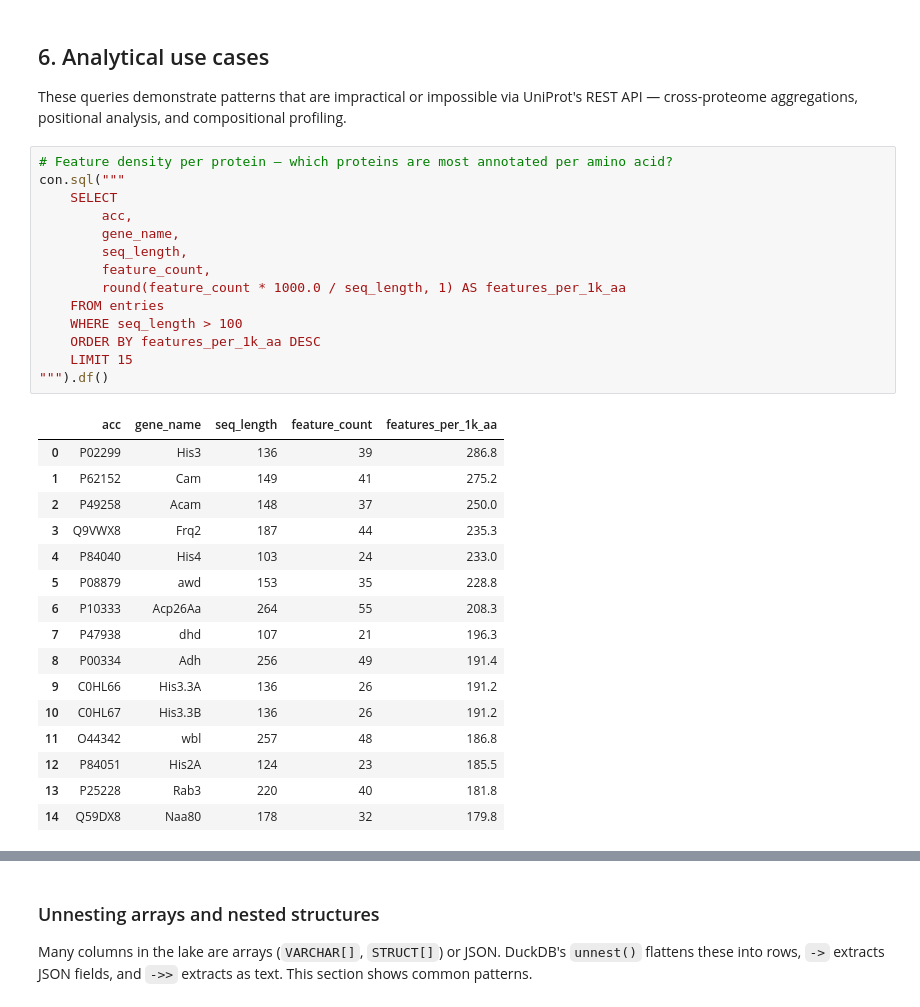
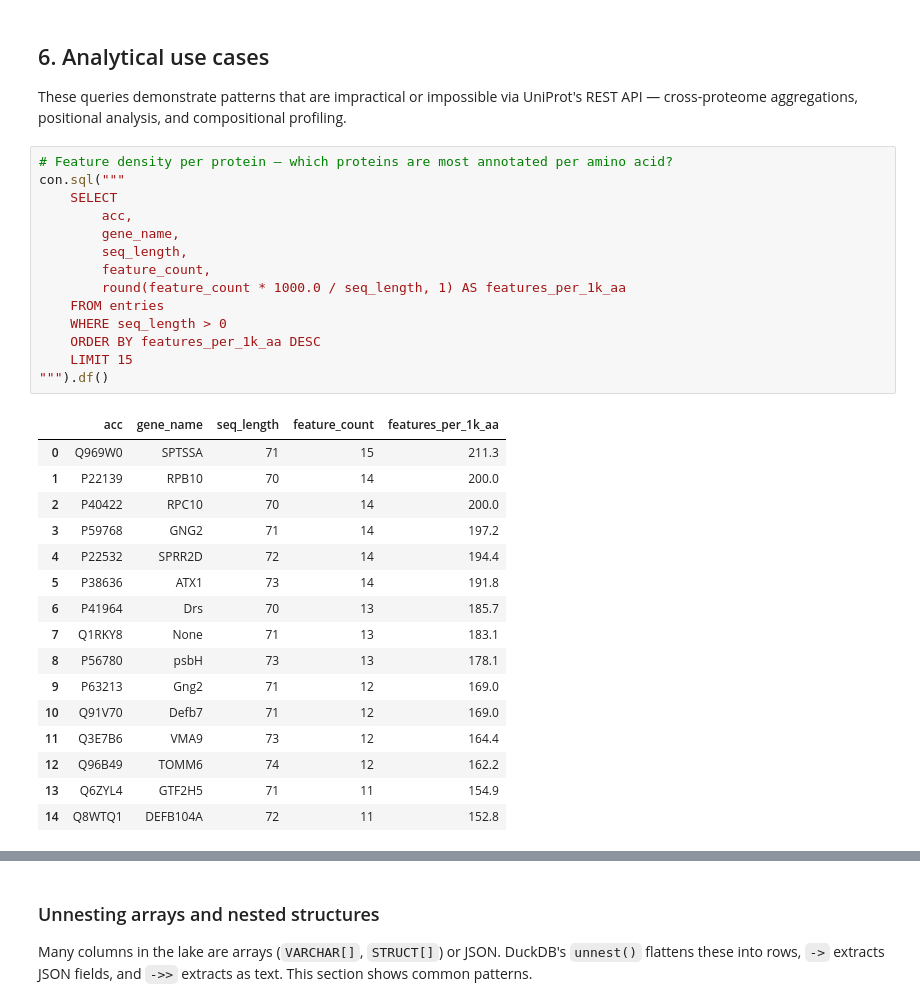
Before and after one commit to ebi-uniprot/uniprot-parquet, a Jupyter notebook: demo/demo.ipynb, the cells around one changed output, grey strips where cells are left out. Saved outputs shown, nothing was run; the diff lists cells and outputs as text.

```diff
--- a/demo/demo.ipynb
+++ b/demo/demo.ipynb
@@ -561,34 +563,34 @@ These queries demonstrate patterns that are impractical or impossible via UniPro
 # %%
 # Feature density per protein — which proteins are most annotated per amino acid?
 con.sql("""
     SELECT
         acc,
         gene_name,
         seq_length,
         feature_count,
         round(feature_count * 1000.0 / seq_length, 1) AS features_per_1k_aa
     FROM entries
-    WHERE seq_length > 100
+    WHERE seq_length > 0
     ORDER BY features_per_1k_aa DESC
     LIMIT 15
 """).df()
 # %% [output]
 |  | acc | gene_name | seq_length | feature_count | features_per_1k_aa |
-| 0 | P02299 | His3 | 136 | 39 | 286.8 |
-| 1 | P62152 | Cam | 149 | 41 | 275.2 |
-| 2 | P49258 | Acam | 148 | 37 | 250.0 |
-| 3 | Q9VWX8 | Frq2 | 187 | 44 | 235.3 |
-| 4 | P84040 | His4 | 103 | 24 | 233.0 |
-| 5 | P08879 | awd | 153 | 35 | 228.8 |
-| 6 | P10333 | Acp26Aa | 264 | 55 | 208.3 |
-| 7 | P47938 | dhd | 107 | 21 | 196.3 |
-| 8 | P00334 | Adh | 256 | 49 | 191.4 |
-| 9 | C0HL66 | His3.3A | 136 | 26 | 191.2 |
-| 10 | C0HL67 | His3.3B | 136 | 26 | 191.2 |
-| 11 | O44342 | wbl | 257 | 48 | 186.8 |
-| 12 | P84051 | His2A | 124 | 23 | 185.5 |
-| 13 | P25228 | Rab3 | 220 | 40 | 181.8 |
-| 14 | Q59DX8 | Naa80 | 178 | 32 | 179.8 |
+| 0 | Q969W0 | SPTSSA | 71 | 15 | 211.3 |
+| 1 | P22139 | RPB10 | 70 | 14 | 200.0 |
+| 2 | P40422 | RPC10 | 70 | 14 | 200.0 |
+| 3 | P59768 | GNG2 | 71 | 14 | 197.2 |
+| 4 | P22532 | SPRR2D | 72 | 14 | 194.4 |
+| 5 | P38636 | ATX1 | 73 | 14 | 191.8 |
+| 6 | P41964 | Drs | 70 | 13 | 185.7 |
+| 7 | Q1RKY8 | None | 71 | 13 | 183.1 |
+| 8 | P56780 | psbH | 73 | 13 | 178.1 |
+| 9 | P63213 | Gng2 | 71 | 12 | 169.0 |
+| 10 | Q91V70 | Defb7 | 71 | 12 | 169.0 |
+| 11 | Q3E7B6 | VMA9 | 73 | 12 | 164.4 |
+| 12 | Q96B49 | TOMM6 | 74 | 12 | 162.2 |
+| 13 | Q6ZYL4 | GTF2H5 | 71 | 11 | 154.9 |
+| 14 | Q8WTQ1 | DEFB104A | 72 | 11 | 152.8 |
 # %%
 # Sequence composition — find cysteine-rich proteins
 con.sql("""
```
Also changed, not shown: parts of 42 cells of this notebook, 10 other files.
